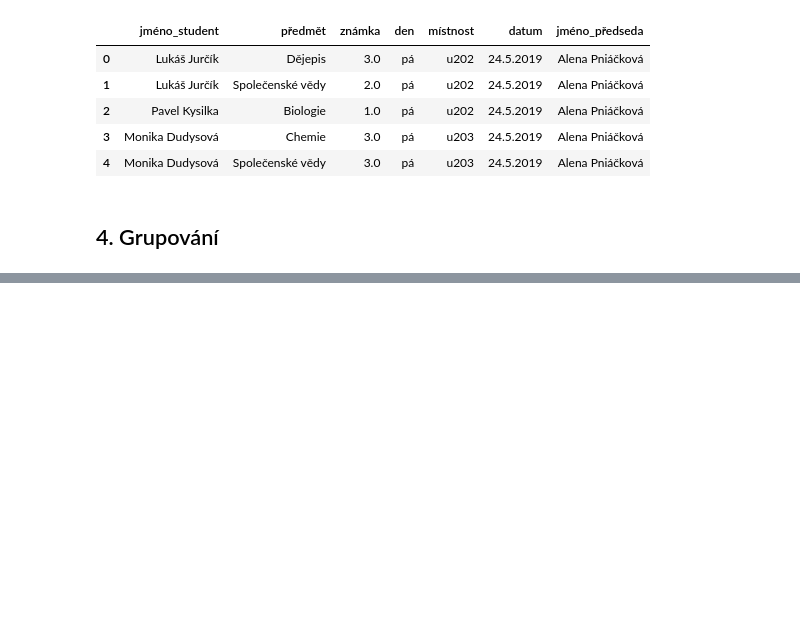
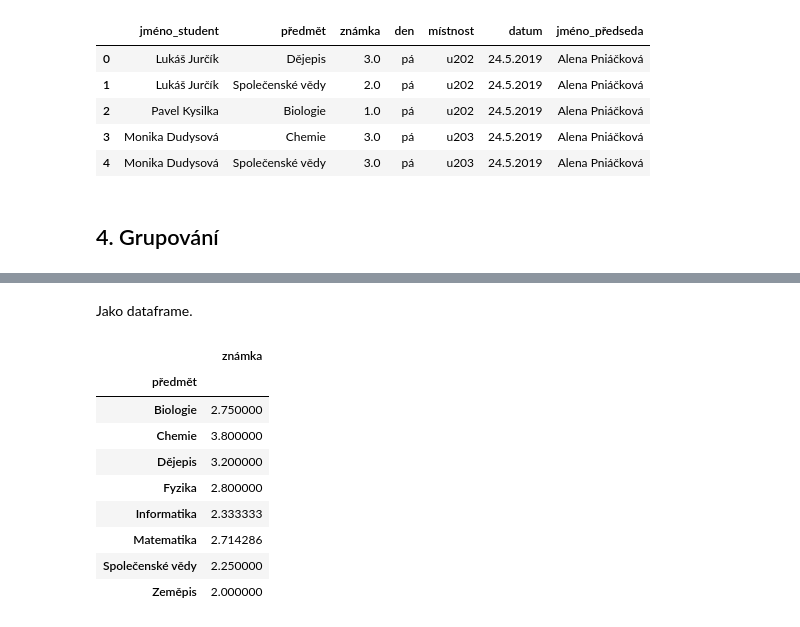
Before and after one commit to tomaskala/pandas-intro, a Jupyter notebook: lekce02_agregace/lekce.ipynb, the cells around one changed output, grey strips where cells are left out. Cells and saved outputs as stored; diff of their text form; code cells hidden in the pictures; blank space fills up the shorter version.

```diff
--- a/lekce02_agregace/lekce.ipynb
+++ b/lekce02_agregace/lekce.ipynb
@@ -525,0 +631,15 @@ maturita2.to_csv("maturita2.csv", index=False)
+# %% [markdown]
+Jako dataframe.
+# %%
+maturita2.groupby('předmět')[['známka']].mean()
+# %% [output]
+|  | známka |
+| předmět |  |
+| Biologie | 2.750000 |
+| Chemie | 3.800000 |
+| Dějepis | 3.200000 |
+| Fyzika | 2.800000 |
+| Informatika | 2.333333 |
+| Matematika | 2.714286 |
+| Společenské vědy | 2.250000 |
+| Zeměpis | 2.000000 |
```
Also changed, not shown: parts of 26 cells of this notebook, 1 other file.
